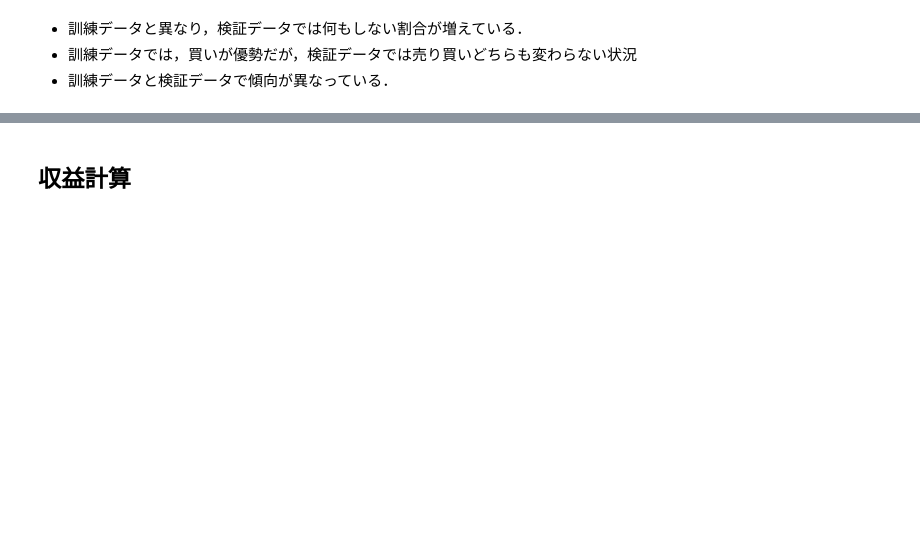
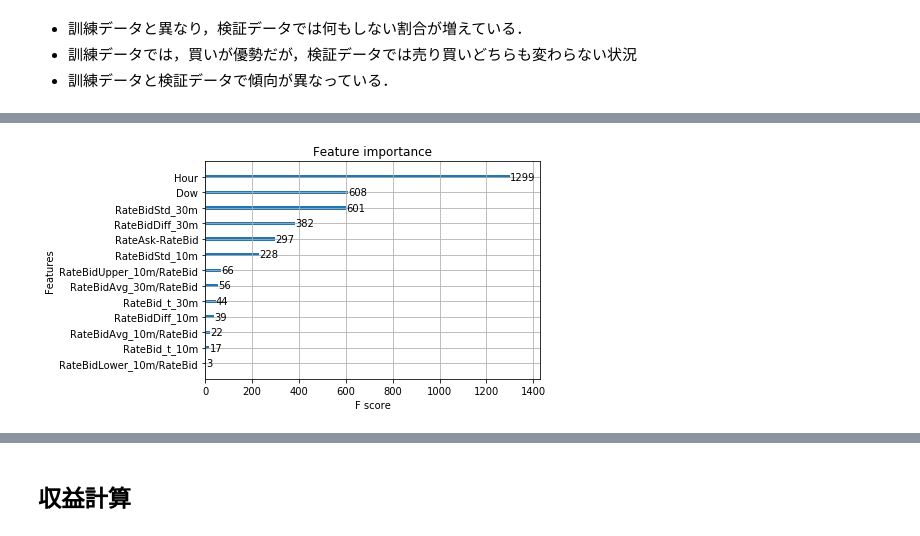
Before and after one commit to namakemono/exchange-notebook, a Jupyter notebook: [2018-04-24] 為替の予測.ipynb, the cells around one changed output, grey strips where cells are left out. Drawn from its saved outputs; the diff is of its cells as text; code cells hidden in the pictures; blank space fills up the shorter version.

Commit message:
Feature Importanceを追加してみる．

```diff
--- a/[2018-04-24] 為替の予測.ipynb
+++ b/[2018-04-24] 為替の予測.ipynb
@@ -133,5 +154,18 @@ df.set_index("RateDateTime")[["RateBid", "RateAsk"]].plot()
 # %%
-use_columns = ["Diff", "Day", "Hour", "Minute", "RateBidDiff_30m", "RateBidDiff_10m", "RateBid/RateBidMedian"]
+use_columns = [
+    "RateAsk-RateBid",
+    "Dow",
+    # "Month",
+    # "Day",
+    "Hour",
+    # "Minute",
+    "RateBidDiff_30m", "RateBidDiff_10m",
+    "RateBidAvg_30m/RateBid", "RateBidAvg_10m/RateBid",
+    "RateBidStd_30m", "RateBidStd_10m",
+    "RateBidUpper_10m/RateBid", "RateBidLower_10m/RateBid",
+    "RateBid_t_30m", "RateBid_t_10m",
+    "RateBidMedian/RateBid"
+]
 # %%
 num_train = int(len(df) * 0.8)
 train_df = df[:num_train]
@@ -160,6 +194,3 @@ X_train = train_df[use_columns].values
 y_train = train_df["Target"].values
 X_test = test_df[use_columns].values
 y_test = test_df["Target"].values
-# %%
-clf = xgb.XGBClassifier()
-clf.fit(X_train, y_train)
@@ -174,0 +197,20 @@ y_pred = clf.predict(X_test)
+# %%
+xgb_params = {
+    'objective': 'multi:softmax',
+    'eta': 0.01,
+    'max_depth': 3,
+    'silent': 1,
+    'num_class': len(set(y_train)),
+}
+_num_train = int(len(y_train) * 0.8)
+
+dtrain = xgb.DMatrix(X_train[:_num_train], label=y_train[:_num_train], feature_names=use_columns)
+dvalid = xgb.DMatrix(X_train[_num_train:], label=y_train[_num_train:], feature_names=use_columns)
+watchlist = [(dtrain, "train"), (dvalid, "valid")]
+num_round = 3000
+model = xgb.train(
+    xgb_params, dtrain, num_round,
+    evals=watchlist,
+    early_stopping_rounds=100,
+    verbose_eval=30,
+)
@@ -174,0 +229,4 @@ y_pred = clf.predict(X_test)
+# %%
+xgb.plot_importance(model);
+# %% [output]
+[figure, added]
```
Also changed, not shown: parts of 22 cells of this notebook.
